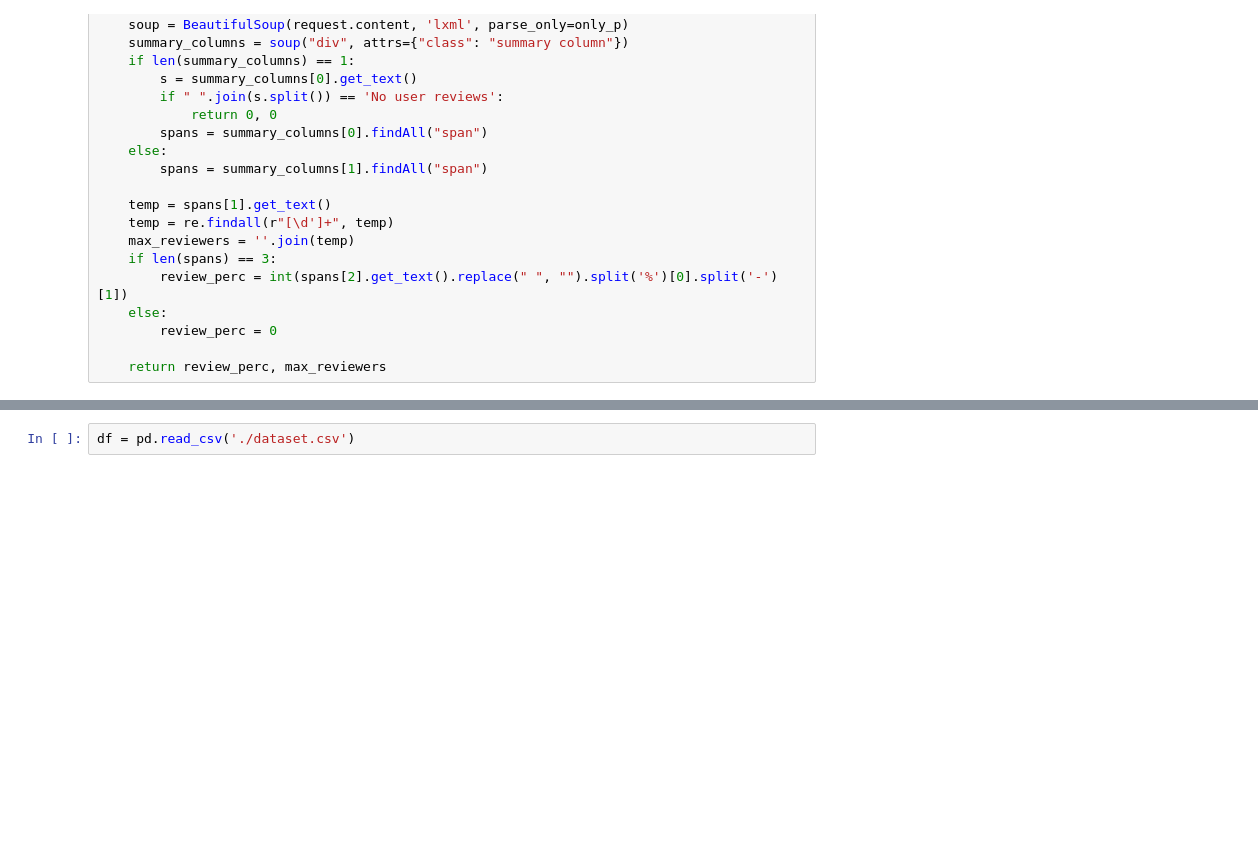
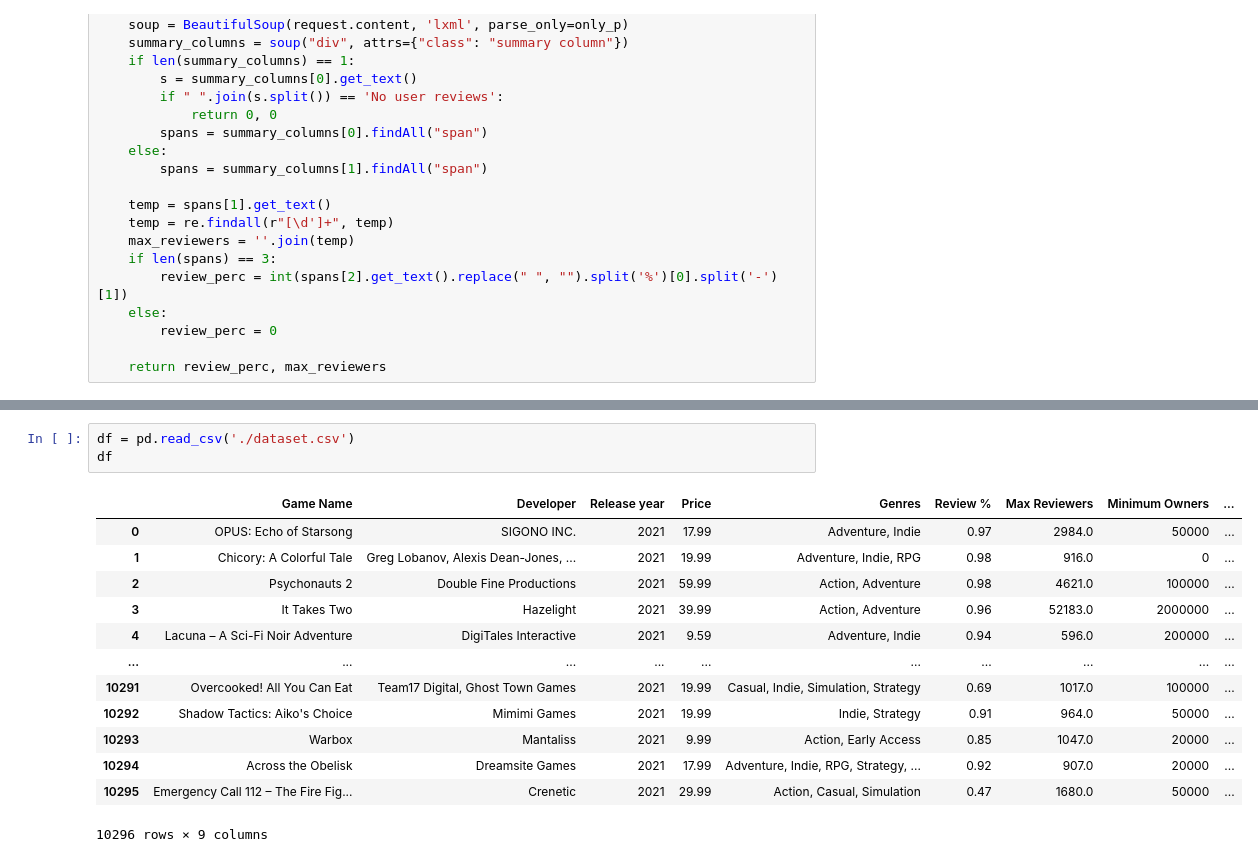
Before and after one commit to lolsniperftw/Sales-Amount-Project, a Jupyter notebook: games-sale-project.ipynb, the cells around one changed output, grey strips where cells are left out. Saved outputs shown, nothing was run; the diff lists cells and outputs as text; blank space fills up the shorter version.

```diff
--- a/games-sale-project.ipynb
+++ b/games-sale-project.ipynb
@@ -111,2 +139,17 @@ load_to_csv(df)
 # %%
 df = pd.read_csv('./dataset.csv')
+df
+# %% [output]
+|  | Game Name | Developer | Release year | Price | Genres | Review % | Max Reviewers | Minimum Owners | ... |
+| 0 | OPUS: Echo of Starsong | SIGONO INC. | 2021 | 17.99 | Adventure, Indie | 0.97 | 2984.0 | 50000 | ... |
+| 1 | Chicory: A Colorful Tale | Greg Lobanov, Alexis Dean-Jones, ... | 2021 | 19.99 | Adventure, Indie, RPG | 0.98 | 916.0 | 0 | ... |
+| 2 | Psychonauts 2 | Double Fine Productions | 2021 | 59.99 | Action, Adventure | 0.98 | 4621.0 | 100000 | ... |
+| 3 | It Takes Two | Hazelight | 2021 | 39.99 | Action, Adventure | 0.96 | 52183.0 | 2000000 | ... |
+| 4 | Lacuna – A Sci-Fi Noir Adventure | DigiTales Interactive | 2021 | 9.59 | Adventure, Indie | 0.94 | 596.0 | 200000 | ... |
+| ... | ... | ... | ... | ... | ... | ... | ... | ... | ... |
+| 10291 | Overcooked! All You Can Eat | Team17 Digital, Ghost Town Games | 2021 | 19.99 | Casual, Indie, Simulation, Strategy | 0.69 | 1017.0 | 100000 | ... |
+| 10292 | Shadow Tactics: Aiko's Choice | Mimimi Games | 2021 | 19.99 | Indie, Strategy | 0.91 | 964.0 | 50000 | ... |
+| 10293 | Warbox | Mantaliss | 2021 | 9.99 | Action, Early Access | 0.85 | 1047.0 | 20000 | ... |
+| 10294 | Across the Obelisk | Dreamsite Games | 2021 | 17.99 | Adventure, Indie, RPG, Strategy, ... | 0.92 | 907.0 | 20000 | ... |
+| 10295 | Emergency Call 112 – The Fire Fig... | Crenetic | 2021 | 29.99 | Action, Casual, Simulation | 0.47 | 1680.0 | 50000 | ... |
+10296 rows × 9 columns
```
Also changed, not shown: parts of 3 cells of this notebook.
